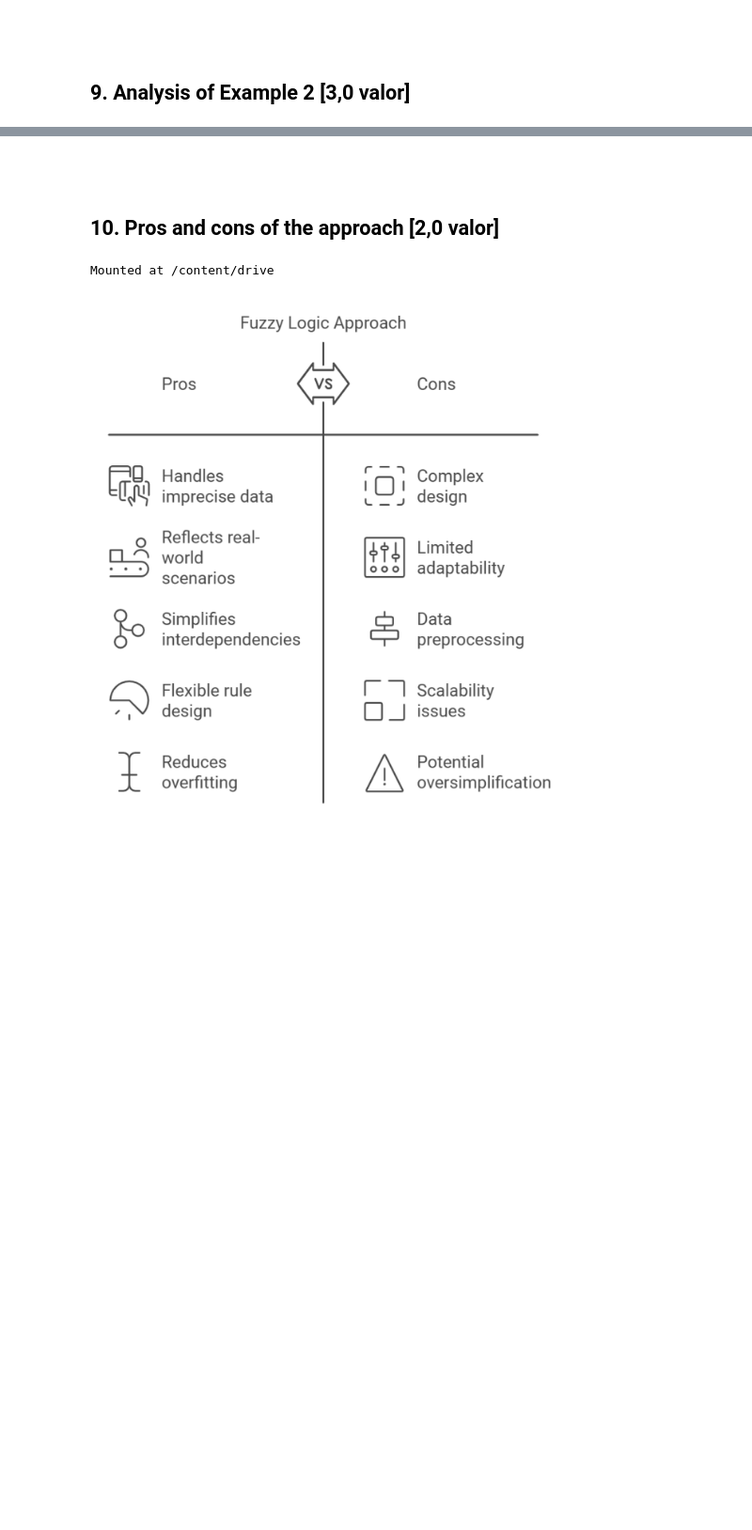
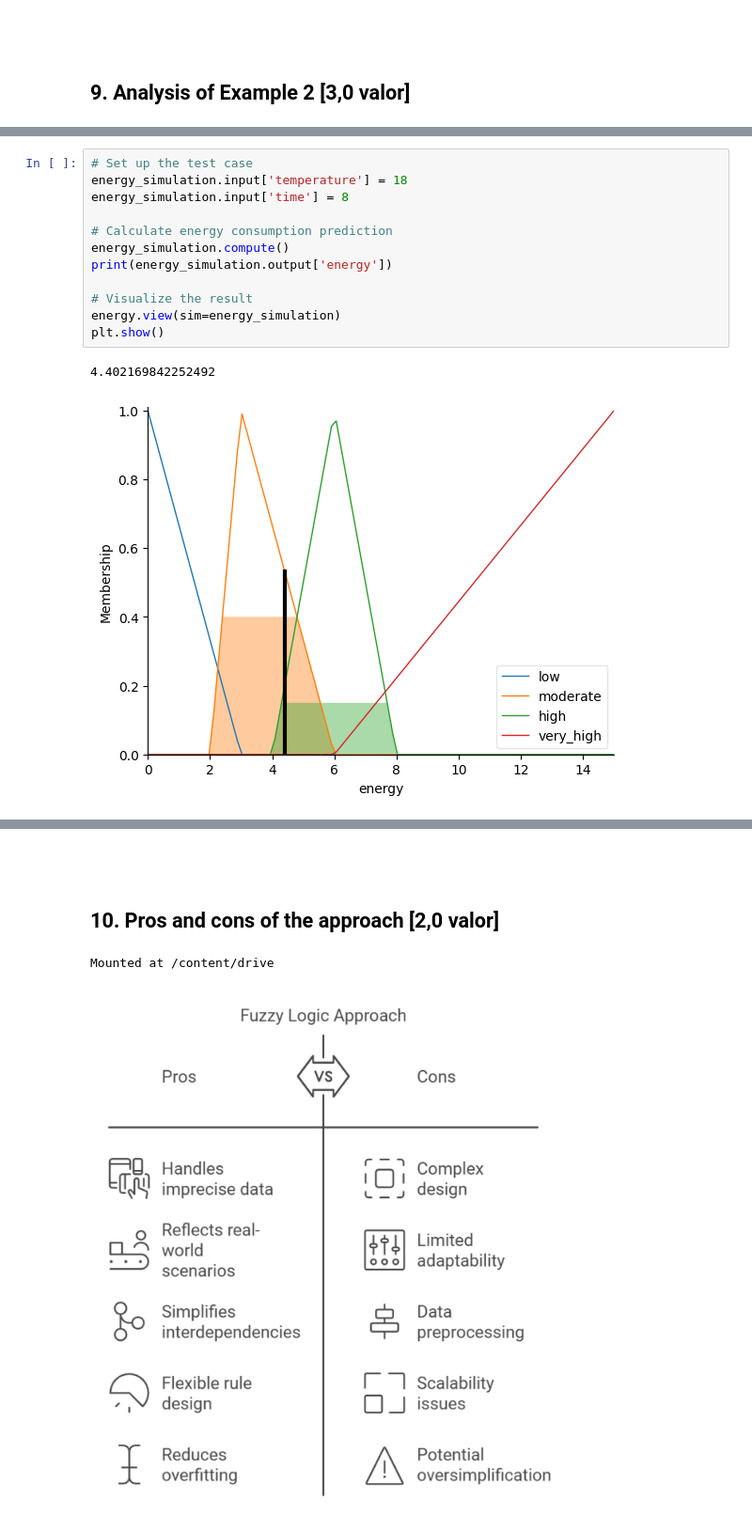
Before and after one commit to s126784/tmbd, a Jupyter notebook: Work-01-G1.ipynb, the cells around one changed output, grey strips where cells are left out. Shown at 94% size. Saved outputs shown, nothing was run; the diff lists cells and outputs as text; blank space fills up the shorter version.

```diff
--- a/Work-01-G1.ipynb
+++ b/Work-01-G1.ipynb
@@ -458,0 +420,15 @@ plt.show()
+# %%
+# Set up the test case
+energy_simulation.input['temperature'] = 18
+energy_simulation.input['time'] = 8
+
+# Calculate energy consumption prediction
+energy_simulation.compute()
+print(energy_simulation.output['energy'])
+
+# Visualize the result
+energy.view(sim=energy_simulation)
+plt.show()
+# %% [output]
+4.402169842252492
+[figure, added]
```
Also changed, not shown: parts of 12 cells of this notebook.
